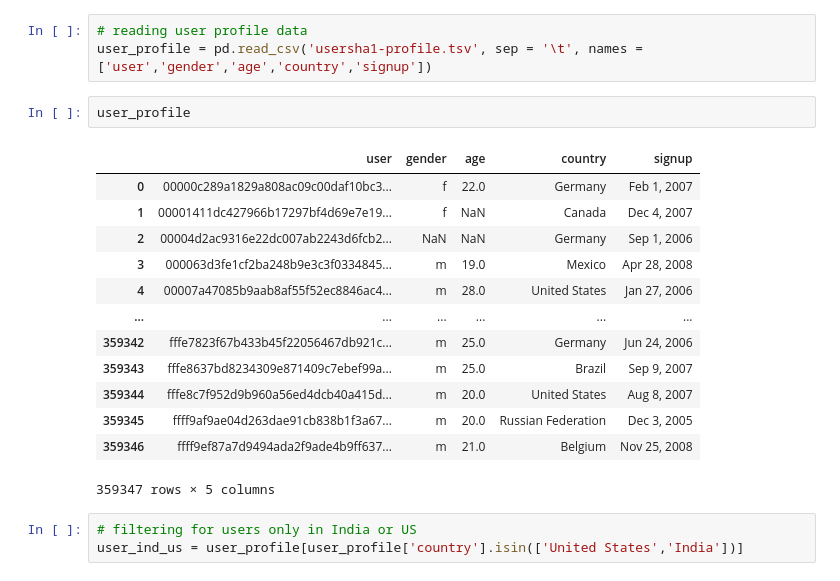
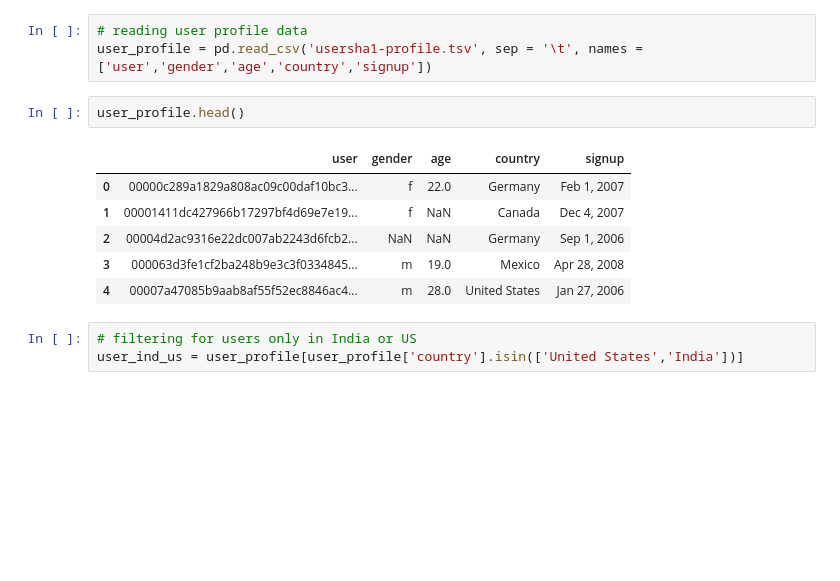
Before and after one commit to pranaysingla/Lastfm_artist_recommendation, a Jupyter notebook: Artist_Recommendation.ipynb, the cells around one changed output. Cells and saved outputs as stored; diff of their text form; blank space fills up the shorter version.

```diff
--- a/Artist_Recommendation.ipynb
+++ b/Artist_Recommendation.ipynb
@@ -27,21 +27,14 @@ df1.head()
 # reading user profile data
 user_profile = pd.read_csv('usersha1-profile.tsv', sep = '\t', names = ['user','gender','age','country','signup'])
 # %%
-user_profile
+user_profile.head()
 # %% [output]
 |  | user | gender | age | country | signup |
 | 0 | 00000c289a1829a808ac09c00daf10bc3... | f | 22.0 | Germany | Feb 1, 2007 |
 | 1 | 00001411dc427966b17297bf4d69e7e19... | f | NaN | Canada | Dec 4, 2007 |
 | 2 | 00004d2ac9316e22dc007ab2243d6fcb2... | NaN | NaN | Germany | Sep 1, 2006 |
 | 3 | 000063d3fe1cf2ba248b9e3c3f0334845... | m | 19.0 | Mexico | Apr 28, 2008 |
 | 4 | 00007a47085b9aab8af55f52ec8846ac4... | m | 28.0 | United States | Jan 27, 2006 |
-| ... | ... | ... | ... | ... | ... |
-| 359342 | fffe7823f67b433b45f22056467db921c... | m | 25.0 | Germany | Jun 24, 2006 |
-| 359343 | fffe8637bd8234309e871409c7ebef99a... | m | 25.0 | Brazil | Sep 9, 2007 |
-| 359344 | fffe8c7f952d9b960a56ed4dcb40a415d... | m | 20.0 | United States | Aug 8, 2007 |
-| 359345 | ffff9af9ae04d263dae91cb838b1f3a67... | m | 20.0 | Russian Federation | Dec 3, 2005 |
-| 359346 | ffff9ef87a7d9494ada2f9ade4b9ff637... | m | 21.0 | Belgium | Nov 25, 2008 |
-359347 rows × 5 columns
 # %%
 # filtering for users only in India or US
 user_ind_us = user_profile[user_profile['country'].isin(['United States','India'])]
```
Also changed, not shown: parts of 17 cells of this notebook.
